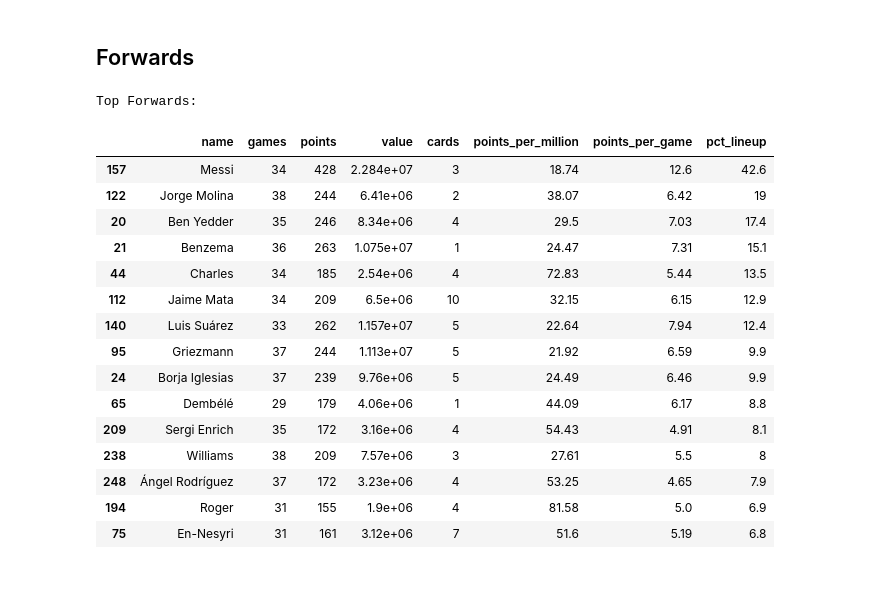
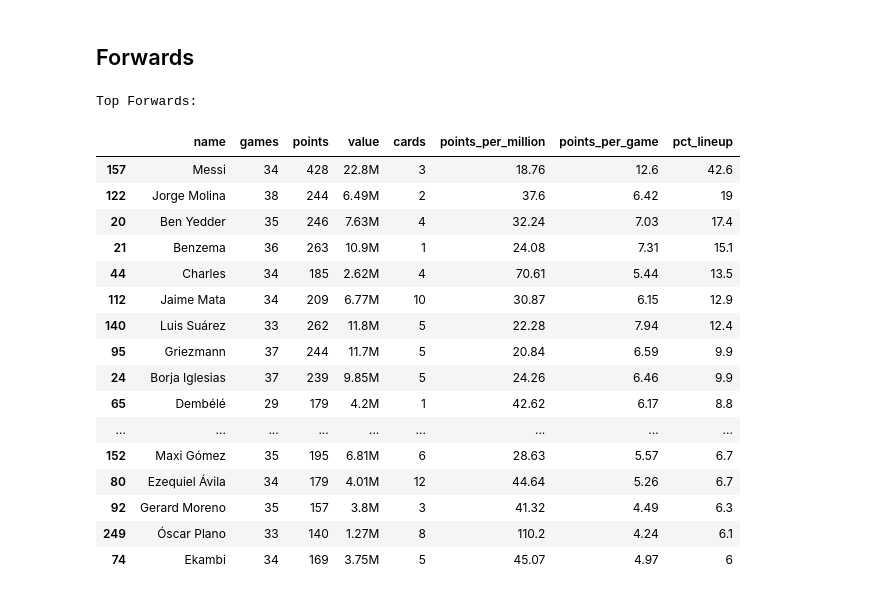
Before and after one commit to SergioLlana/fantasy-football-analysis, a Jupyter notebook: analysis/Fantasy Football Analysis.ipynb, the cells around one changed output. Cells and saved outputs as stored; diff of their text form; code cells hidden in the pictures.

```diff
--- a/analysis/Fantasy Football Analysis.ipynb
+++ b/analysis/Fantasy Football Analysis.ipynb
@@ -10,9 +7,18 @@ import numpy as np
 import ast
 
 
-biwenger = pd.read_csv("../data/biwenger.csv", index_col=[0])
-biwenger["value"] = biwenger.value.str.replace(',', '').astype(int)
-lineups = pd.read_csv("../data/lineups.csv", sep=";", index_col=[0])
+def human_format(num):
+    num = float('{:.3g}'.format(num))
+    magnitude = 0
+    while abs(num) >= 1000:
+        magnitude += 1
+        num /= 1000.0
+    return '{}{}'.format('{:f}'.format(num).rstrip('0').rstrip('.'), ['', 'K', 'M', 'B', 'T'][magnitude])
+
+
+biwenger = pd.read_csv("../data/players.csv", index_col=[0])
+lineups = pd.read_csv("../data/lineups_base.csv", sep=";", index_col=[0])
+
 positions = ["Goalkeeper", "Defender", "Midfielder", "Forward"]
 # %%
 th_props = [
@@ -51,6 +57,8 @@ def top_players_table(players, position, k=15):
     ppg_stats = players.loc[players.position == position, "points_per_game"].describe()
     ppm_stats = players.loc[players.position == position, "points_per_million"].describe()
 
+    top["value"] = top.value.apply(human_format)
+
     return (top.style
                .applymap(lambda x: "font-weight: bold", subset=['name'])
                .background_gradient(cmap=green_cm, subset=['pct_lineup'])
@@ -85,11 +93,11 @@ for position in positions:
 
     position_stats.append({
         "position": position,
-        "sum_points": point_sum,
-        "avg_points": point_avg,
-        "sum_value": value_sum,
-        "avg_value": value_avg,
-        "pct_value": value_pct.mean()
+        "sum_points": human_format(point_sum),
+        "avg_points": human_format(point_avg),
+        "sum_value": human_format(value_sum),
+        "avg_value": human_format(value_avg),
+        "pct_value": "{0}%".format(int(value_pct.mean()*100))
     })
 
 position_stats = pd.DataFrame(position_stats)
@@ -191,24 +207,25 @@ bubble_chart(players, "Midfielder")
 # %% [markdown]
 ## Forwards
 # %%
-top_players_table(players, "Forward")
+top_players_table(players, "Forward", k=20)
 # %% [output]
 Top Forwards:
 |  | name | games | points | value | cards | points_per_million | points_per_game | pct_lineup |
-| 157 | Messi | 34 | 428 | 2.284e+07 | 3 | 18.74 | 12.6 | 42.6 |
-| 122 | Jorge Molina | 38 | 244 | 6.41e+06 | 2 | 38.07 | 6.42 | 19 |
-| 20 | Ben Yedder | 35 | 246 | 8.34e+06 | 4 | 29.5 | 7.03 | 17.4 |
-| 21 | Benzema | 36 | 263 | 1.075e+07 | 1 | 24.47 | 7.31 | 15.1 |
-| 44 | Charles | 34 | 185 | 2.54e+06 | 4 | 72.83 | 5.44 | 13.5 |
-| 112 | Jaime Mata | 34 | 209 | 6.5e+06 | 10 | 32.15 | 6.15 | 12.9 |
-| 140 | Luis Suárez | 33 | 262 | 1.157e+07 | 5 | 22.64 | 7.94 | 12.4 |
-| 95 | Griezmann | 37 | 244 | 1.113e+07 | 5 | 21.92 | 6.59 | 9.9 |
-| 24 | Borja Iglesias | 37 | 239 | 9.76e+06 | 5 | 24.49 | 6.46 | 9.9 |
-| 65 | Dembélé | 29 | 179 | 4.06e+06 | 1 | 44.09 | 6.17 | 8.8 |
-| 209 | Sergi Enrich | 35 | 172 | 3.16e+06 | 4 | 54.43 | 4.91 | 8.1 |
-| 238 | Williams | 38 | 209 | 7.57e+06 | 3 | 27.61 | 5.5 | 8 |
-| 248 | Ángel Rodríguez | 37 | 172 | 3.23e+06 | 4 | 53.25 | 4.65 | 7.9 |
-| 194 | Roger | 31 | 155 | 1.9e+06 | 4 | 81.58 | 5.0 | 6.9 |
-| 75 | En-Nesyri | 31 | 161 | 3.12e+06 | 7 | 51.6 | 5.19 | 6.8 |
+| 157 | Messi | 34 | 428 | 22.8M | 3 | 18.76 | 12.6 | 42.6 |
+| 122 | Jorge Molina | 38 | 244 | 6.49M | 2 | 37.6 | 6.42 | 19 |
+| 20 | Ben Yedder | 35 | 246 | 7.63M | 4 | 32.24 | 7.03 | 17.4 |
+| 21 | Benzema | 36 | 263 | 10.9M | 1 | 24.08 | 7.31 | 15.1 |
+| 44 | Charles | 34 | 185 | 2.62M | 4 | 70.61 | 5.44 | 13.5 |
+| 112 | Jaime Mata | 34 | 209 | 6.77M | 10 | 30.87 | 6.15 | 12.9 |
+| 140 | Luis Suárez | 33 | 262 | 11.8M | 5 | 22.28 | 7.94 | 12.4 |
+| 95 | Griezmann | 37 | 244 | 11.7M | 5 | 20.84 | 6.59 | 9.9 |
+| 24 | Borja Iglesias | 37 | 239 | 9.85M | 5 | 24.26 | 6.46 | 9.9 |
+| 65 | Dembélé | 29 | 179 | 4.2M | 1 | 42.62 | 6.17 | 8.8 |
+| ... | ... | ... | ... | ... | ... | ... | ... | ... |
+| 152 | Maxi Gómez | 35 | 195 | 6.81M | 6 | 28.63 | 5.57 | 6.7 |
+| 80 | Ezequiel Ávila | 34 | 179 | 4.01M | 12 | 44.64 | 5.26 | 6.7 |
+| 92 | Gerard Moreno | 35 | 157 | 3.8M | 3 | 41.32 | 4.49 | 6.3 |
+| 249 | Óscar Plano | 33 | 140 | 1.27M | 8 | 110.2 | 4.24 | 6.1 |
+| 74 | Ekambi | 34 | 169 | 3.75M | 5 | 45.07 | 4.97 | 6 |
 # %%
 bubble_chart(players, "Forward")
```
Also changed, not shown: parts of 9 cells of this notebook, 25 other files.
